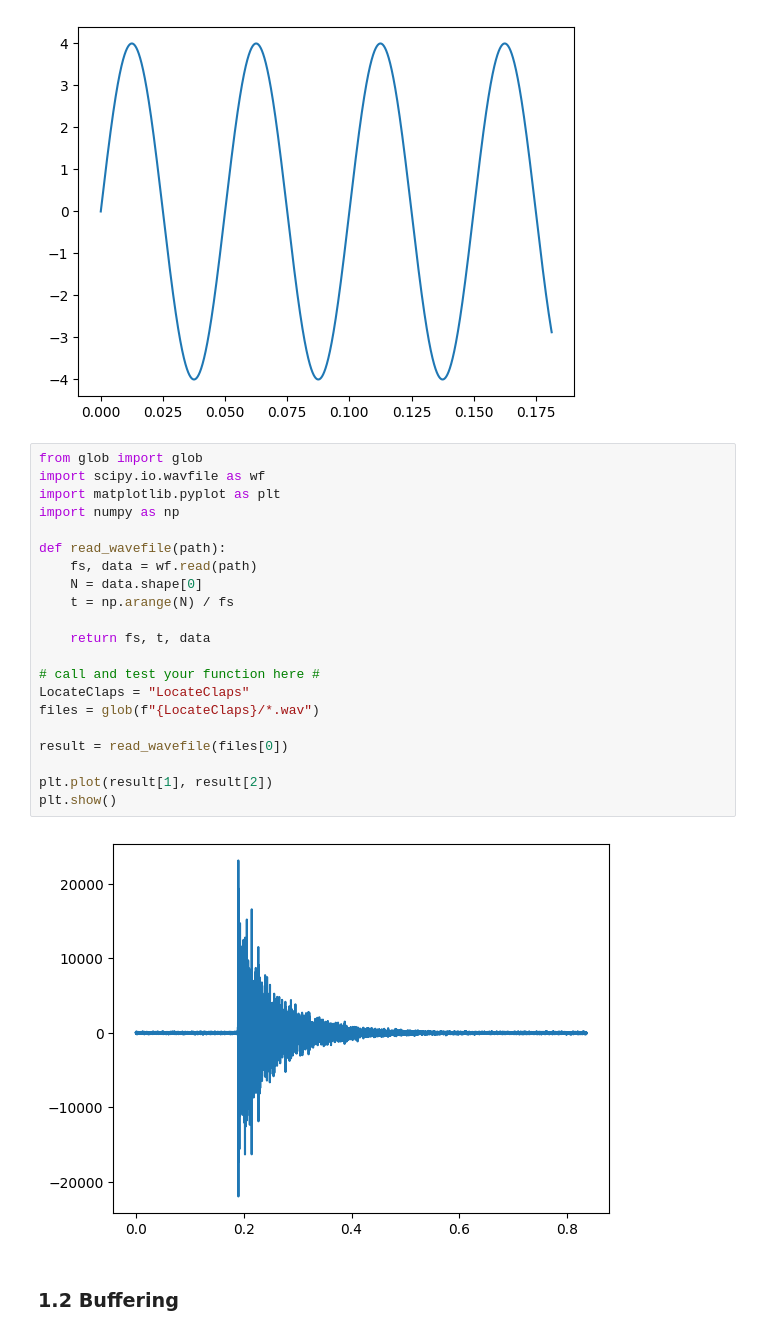
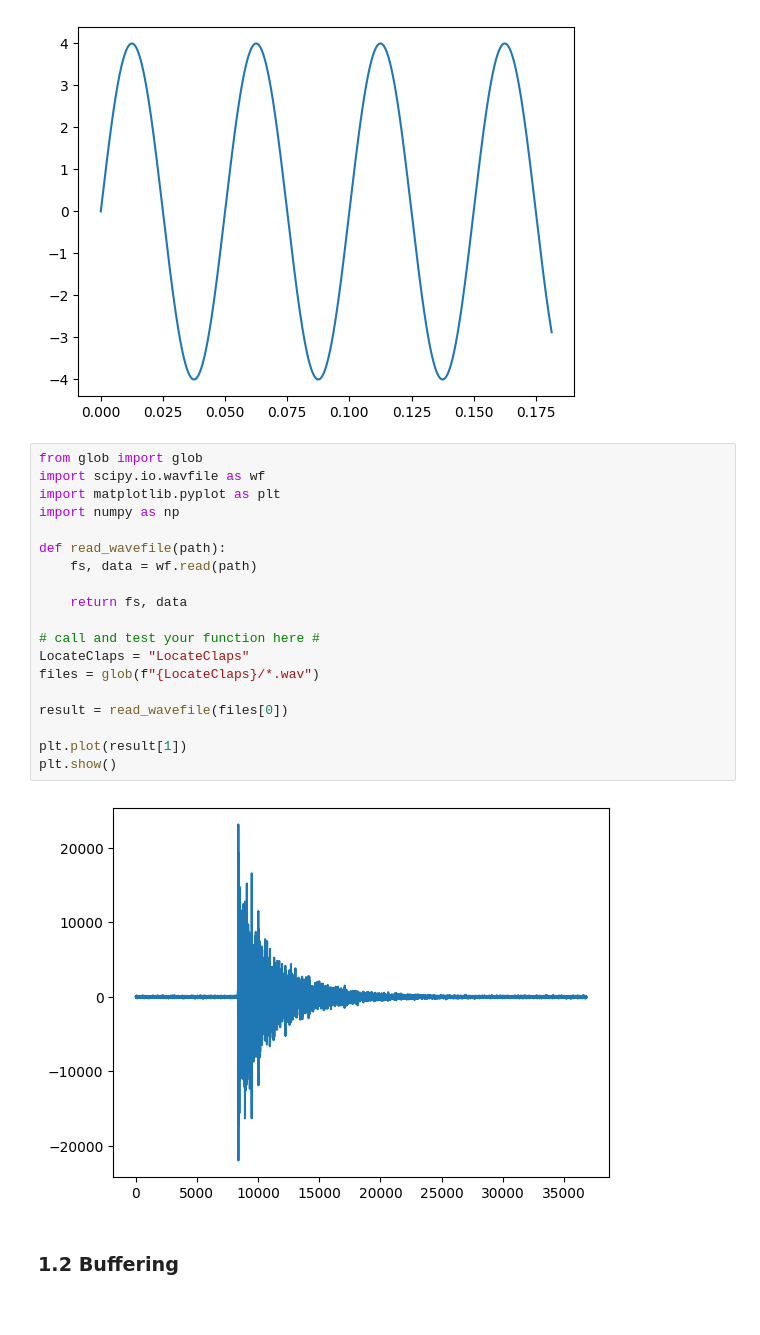
Before and after one commit to ThomasBernard28/spProject, a Jupyter notebook: SP - Project2022.ipynb, the cells around one changed output. Cells and saved outputs as stored; diff of their text form.

```diff
--- a/SP - Project2022.ipynb
+++ b/SP - Project2022.ipynb
@@ -26,26 +26,24 @@ plt.show()
 # %%
 from glob import glob
 import scipy.io.wavfile as wf
 import matplotlib.pyplot as plt
 import numpy as np
 
 def read_wavefile(path):
     fs, data = wf.read(path)
-    N = data.shape[0]
-    t = np.arange(N) / fs
 
-    return fs, t, data
+    return fs, data
 
 # call and test your function here #
 LocateClaps = "LocateClaps"
 files = glob(f"{LocateClaps}/*.wav")
 
 result = read_wavefile(files[0])
 
-plt.plot(result[1], result[2])
+plt.plot(result[1])
 plt.show()
 # %% [output]
-[figure, old version]
+[figure, new version]
 # %% [markdown]
 ### 1.2 Buffering
 # %%
```
Also changed, not shown: parts of 3 cells of this notebook.
